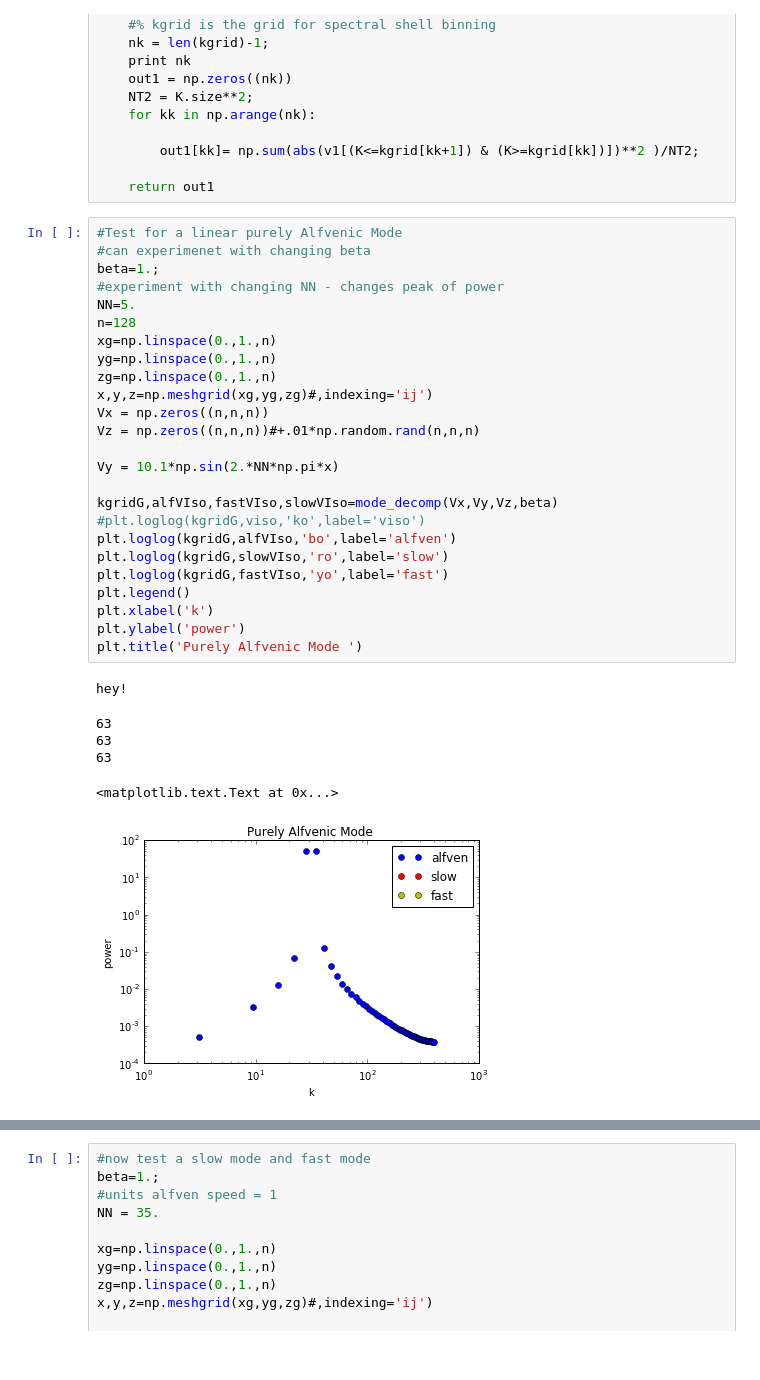
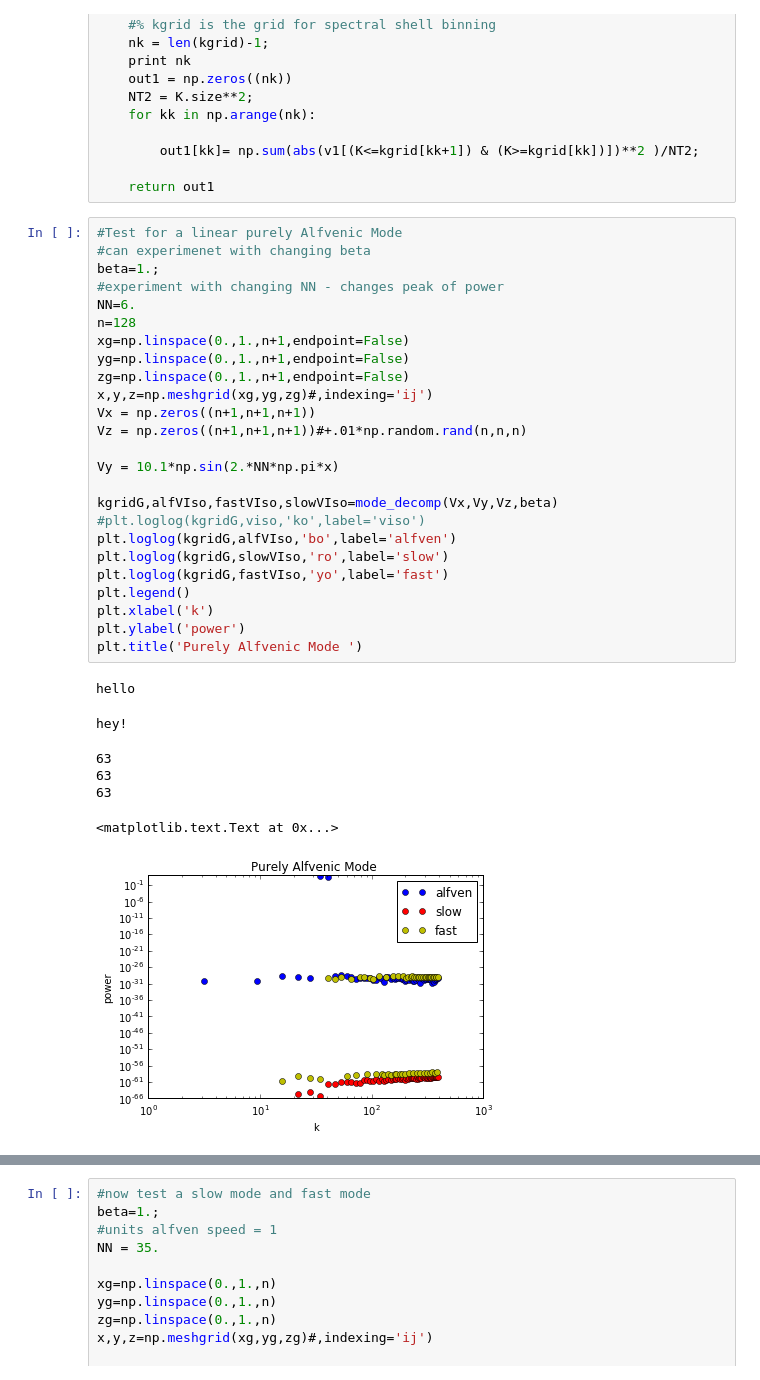
Before and after one commit to DSeligman/MHD_mode_decomposition, a Jupyter notebook: MODE_decomposition_tests.ipynb, the cells around one changed output, grey strips where cells are left out. Cells and saved outputs as stored; diff of their text form.

```diff
--- a/MODE_decomposition_tests.ipynb
+++ b/MODE_decomposition_tests.ipynb
@@ -168,32 +168,33 @@ def spect1D(v1,K,kgrid):
 # %%
 #Test for a linear purely Alfvenic Mode
 #can experimenet with changing beta
 beta=1.;
 #experiment with changing NN - changes peak of power
-NN=5.
+NN=6.
 n=128
-xg=np.linspace(0.,1.,n)
-yg=np.linspace(0.,1.,n)
-zg=np.linspace(0.,1.,n)
+xg=np.linspace(0.,1.,n+1,endpoint=False)
+yg=np.linspace(0.,1.,n+1,endpoint=False)
+zg=np.linspace(0.,1.,n+1,endpoint=False)
 x,y,z=np.meshgrid(xg,yg,zg)#,indexing='ij')
-Vx = np.zeros((n,n,n))
-Vz = np.zeros((n,n,n))#+.01*np.random.rand(n,n,n)
+Vx = np.zeros((n+1,n+1,n+1))
+Vz = np.zeros((n+1,n+1,n+1))#+.01*np.random.rand(n,n,n)
 
 Vy = 10.1*np.sin(2.*NN*np.pi*x)
 
 kgridG,alfVIso,fastVIso,slowVIso=mode_decomp(Vx,Vy,Vz,beta)
 #plt.loglog(kgridG,viso,'ko',label='viso')
 plt.loglog(kgridG,alfVIso,'bo',label='alfven')
 plt.loglog(kgridG,slowVIso,'ro',label='slow')
 plt.loglog(kgridG,fastVIso,'yo',label='fast')
 plt.legend()
 plt.xlabel('k')
 plt.ylabel('power')
 plt.title('Purely Alfvenic Mode ')
 # %% [output]
-hey!
+hello
-63
-63
-63
+hey!
-<matplotlib.text.Text at 0x...>
+63
+63
+63
+<matplotlib.text.Text at 0x...>
-[figure, old version]
+[figure, new version]
```
Also changed, not shown: parts of 6 cells of this notebook.
